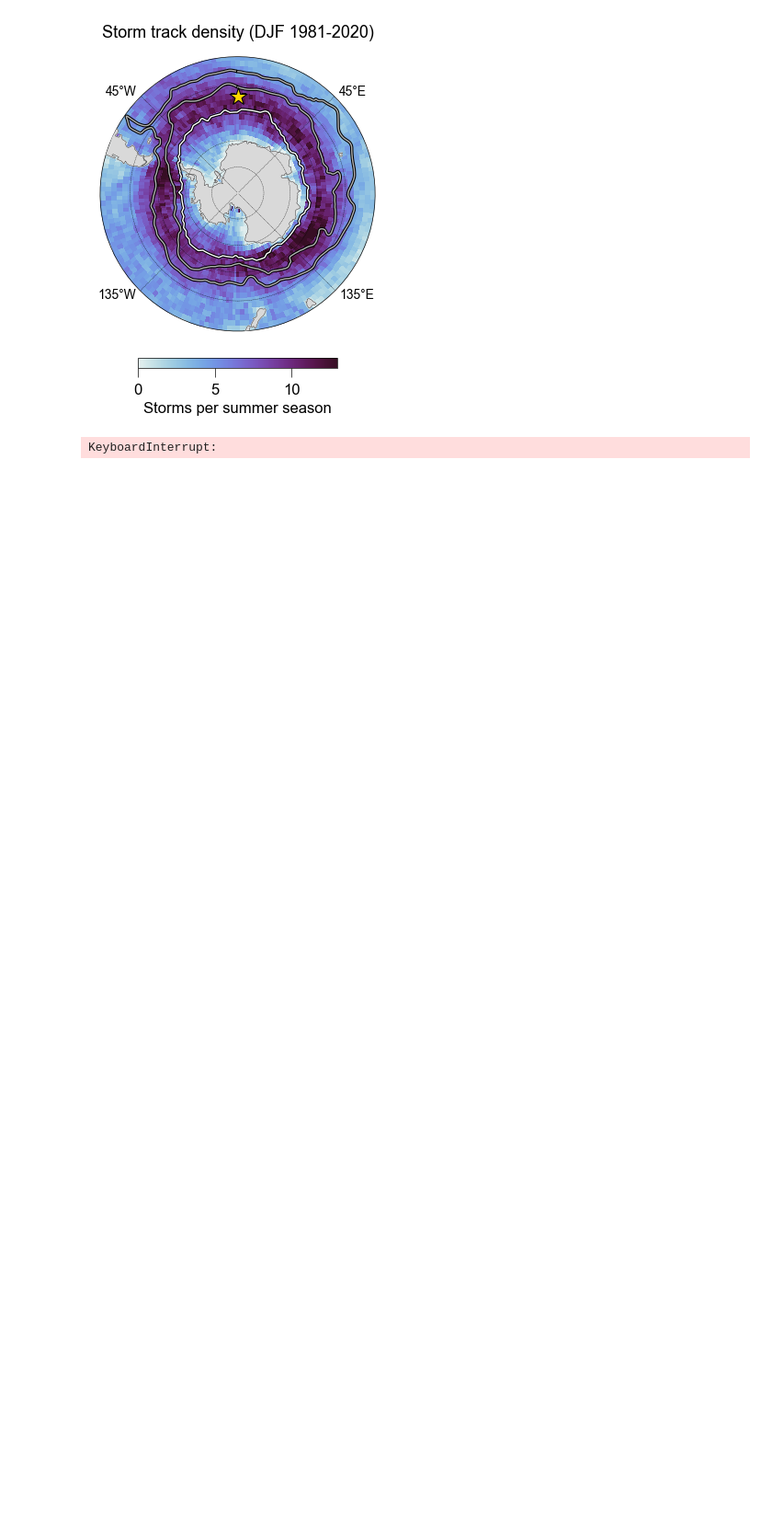
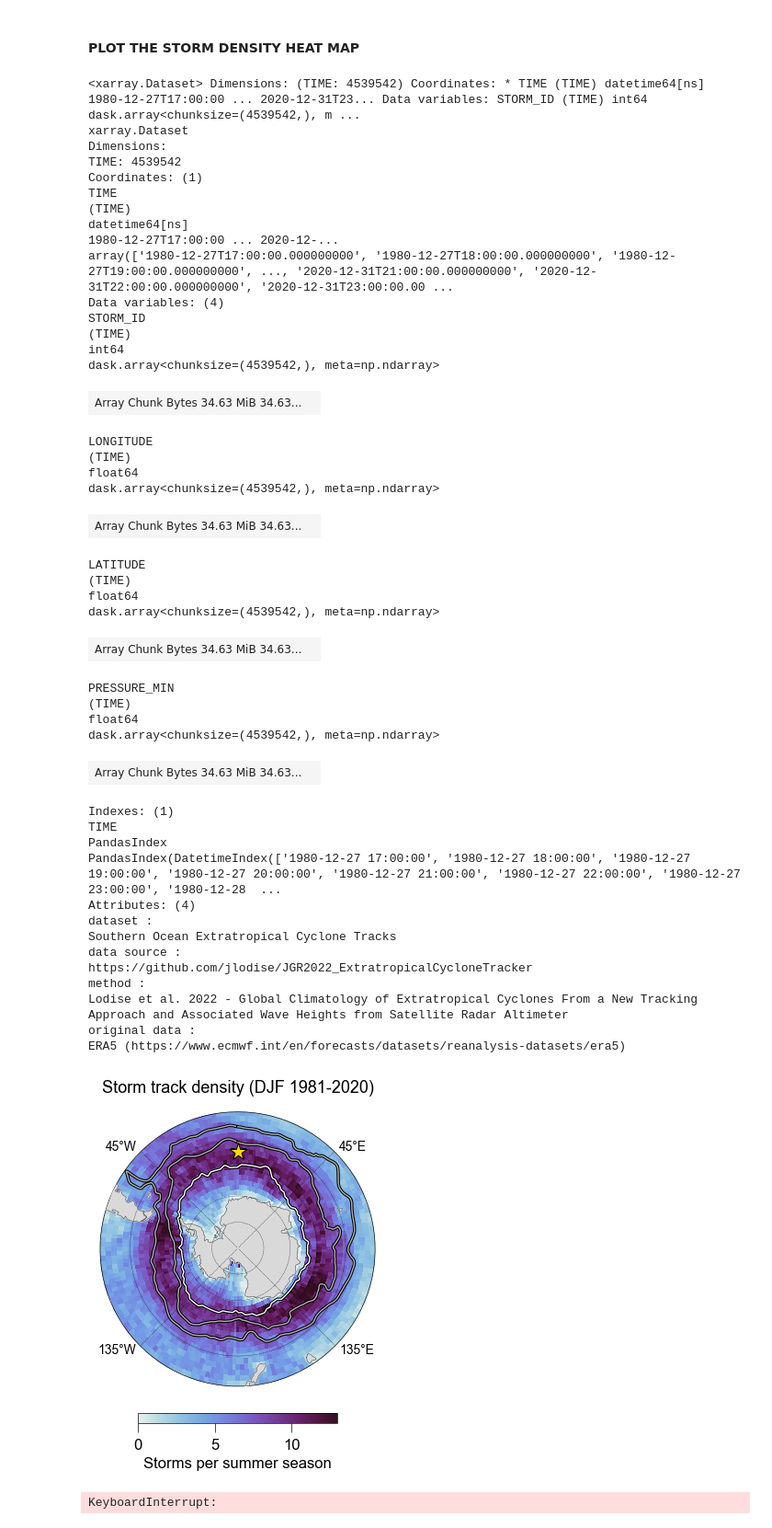
Before and after one commit to marcelduplessis/duplessis-storms-warming, a Jupyter notebook: code/figure-1.ipynb, the cells around one changed output. Shown at 92% size. Saved outputs shown, nothing was run; the diff lists cells and outputs as text; code cells hidden in the pictures; blank space fills up the shorter version.

```diff
--- a/code/figure-1.ipynb
+++ b/code/figure-1.ipynb
@@ -31,6 +31,8 @@ from cartopy.mpl.gridliner import LONGITUDE_FORMATTER, LATITUDE_FORMATTER
+# %% [markdown]
+#### PLOT THE STORM DENSITY HEAT MAP
 # %%
 # read in the cyclone data
 
-cyclones = xr.open_mfdataset('../data/storms_lodise/ec_centers_1981_2020.nc')
+cyclones = xr.open_mfdataset('/Users/xduplm/Google Drive/My Drive/data/storms_lodise/ec_centers_1981_2020.nc')
 
 ds_cyclones_summer = cyclones.sel(TIME=cyclones.TIME.dt.season=="DJF")
@@ -42,3 +39,50 @@ fronts = pd.read_csv('../data/fronts/ACCfronts.csv').to_xarray().drop('Unnamed:
+# %%
+cyclones
+# %% [output]
+<xarray.Dataset> Dimensions: (TIME: 4539542) Coordinates: * TIME (TIME) datetime64[ns] 1980-12-27T17:00:00 ... 2020-12-31T23... Data variables: STORM_ID (TIME) int64 dask.array<chunksize=(4539542,), m ...
+xarray.Dataset
+Dimensions:
+TIME: 4539542
+Coordinates: (1)
+TIME
+(TIME)
+datetime64[ns]
+1980-12-27T17:00:00 ... 2020-12-...
+array(['1980-12-27T17:00:00.000000000', '1980-12-27T18:00:00.000000000', '1980-12-27T19:00:00.000000000', ..., '2020-12-31T21:00:00.000000000', '2020-12-31T22:00:00.000000000', '2020-12-31T23:00:00.00 ...
+Data variables: (4)
+STORM_ID
+(TIME)
+int64
+dask.array<chunksize=(4539542,), meta=np.ndarray>
+| Array Chunk Bytes 34.63 MiB 34.63... |  |
+LONGITUDE
+(TIME)
+float64
+dask.array<chunksize=(4539542,), meta=np.ndarray>
+| Array Chunk Bytes 34.63 MiB 34.63... |  |
+LATITUDE
+(TIME)
+float64
+dask.array<chunksize=(4539542,), meta=np.ndarray>
+| Array Chunk Bytes 34.63 MiB 34.63... |  |
+PRESSURE_MIN
+(TIME)
+float64
+dask.array<chunksize=(4539542,), meta=np.ndarray>
+| Array Chunk Bytes 34.63 MiB 34.63... |  |
+Indexes: (1)
+TIME
+PandasIndex
+PandasIndex(DatetimeIndex(['1980-12-27 17:00:00', '1980-12-27 18:00:00', '1980-12-27 19:00:00', '1980-12-27 20:00:00', '1980-12-27 21:00:00', '1980-12-27 22:00:00', '1980-12-27 23:00:00', '1980-12-28  ...
+Attributes: (4)
+dataset :
+Southern Ocean Extratropical Cyclone Tracks
+data source :
+https://github.com/jlodise/JGR2022_ExtratropicalCycloneTracker
+method :
+Lodise et al. 2022 - Global Climatology of Extratropical Cyclones From a New Tracking Approach and Associated Wave Heights from Satellite Radar Altimeter
+original data :
+ERA5 (https://www.ecmwf.int/en/forecasts/datasets/reanalysis-datasets/era5)
 # %%
 # create histogram of storm track density during the summer months
 
```
Also changed, not shown: parts of 6 cells of this notebook, 2 other files.
